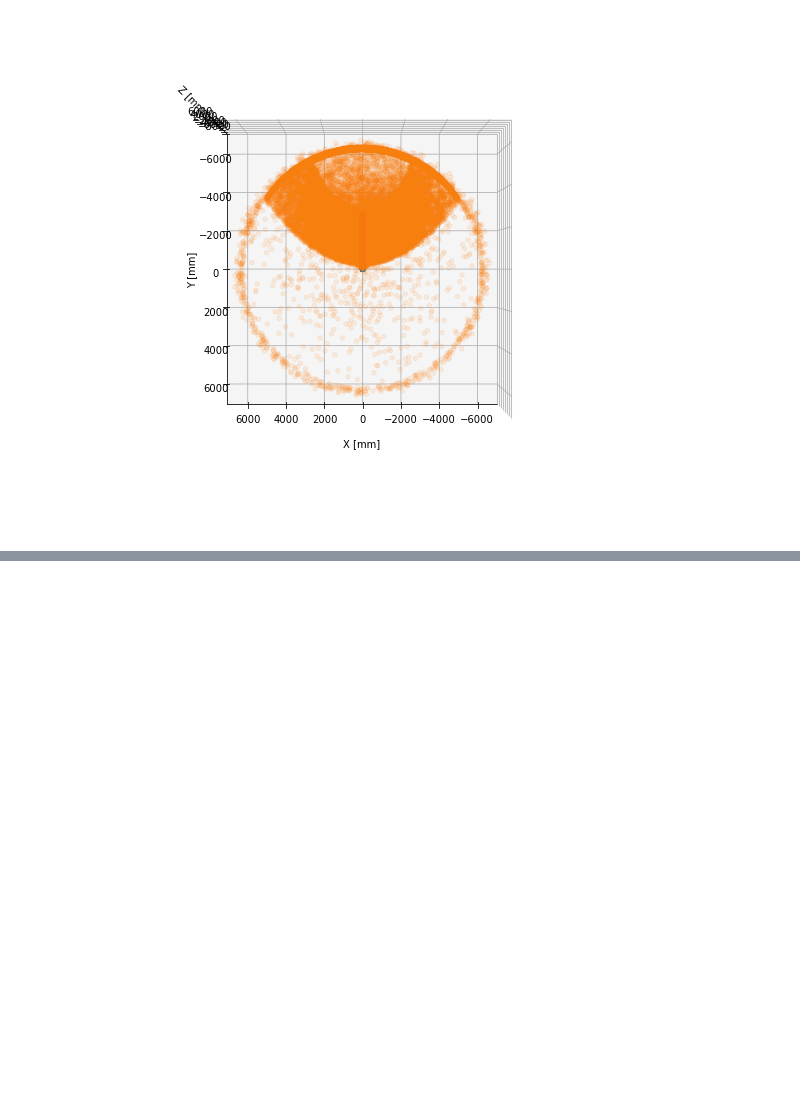
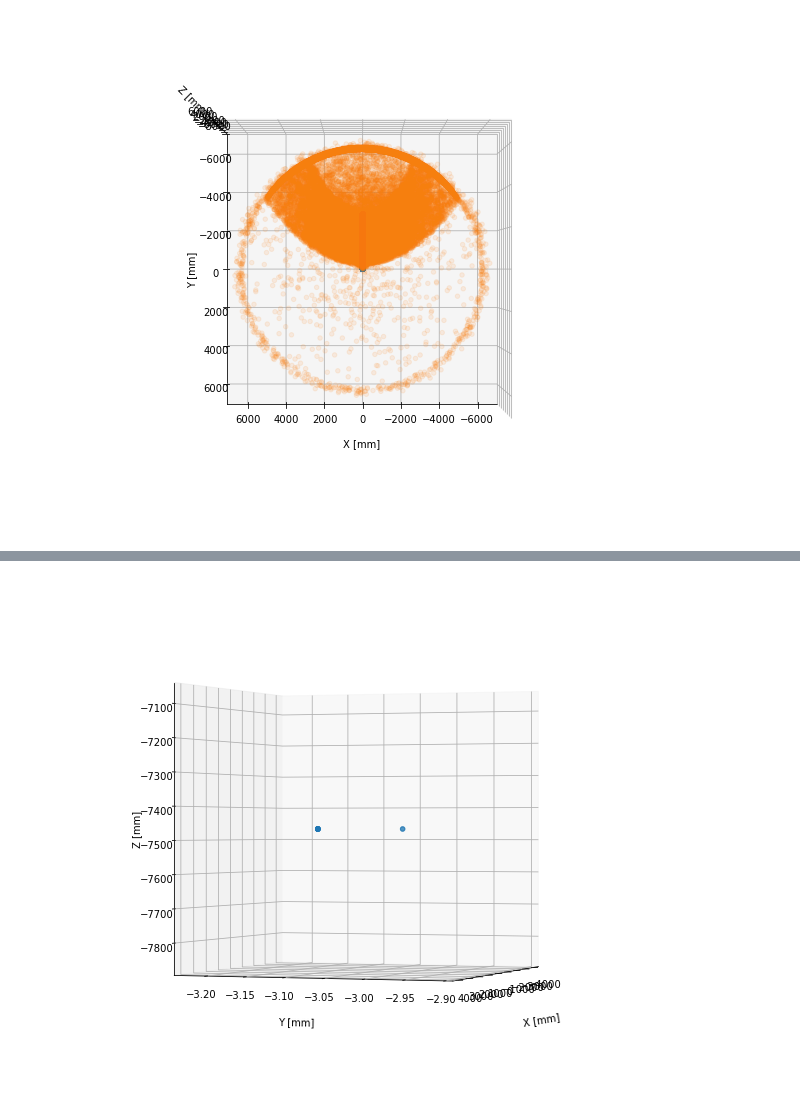
Before and after one commit to eklem1/OD_work, a Jupyter notebook: hfiles.ipynb, the cells around one changed output, grey strips where cells are left out. Drawn from its saved outputs; the diff is of its cells as text; code cells hidden in the pictures; blank space fills up the shorter version.

Commit message:
quick pmt plot

```diff
--- a/hfiles.ipynb
+++ b/hfiles.ipynb
@@ -535,0 +403,8 @@ Text(1.1, 0.5, 'Top')
+# %%
+Keys2 = ['Origin', 'LastHitTriangle', 'IncidentAngles', 'DetectorHit', 'Flags', 'FinalPosition', 'NumDetected',
+         'InitialPosition', 'DetectedPos', 'ChannelCharges', 'ChannelIDs', 'NumHitChannels']
+
+#to center with 12 detecting PMTs
+File2 = "h5_files/chroma_nEXO_OD_Rem_test_210622_112356_r4064.h5"
+
+Data2 = ReadFile(Keys2, File1)
@@ -535,0 +415,7 @@ Text(1.1, 0.5, 'Top')
+# %%
+Data2['ChannelIDs']
+Data2['NumHitChannels']
+
+
+PMTHit_pos = Data2['DetectorHit'].T
+print(PMTHit_pos)
@@ -535,0 +435,38 @@ Text(1.1, 0.5, 'Top')
+# %%
+fig = plt.figure(figsize=(7,7))
+axes = mplot3d.Axes3D(fig)
+
+axes.scatter3D(PMTHit_pos[0], PMTHit_pos[1], PMTHit_pos[2], 'blue')
+# axes.scatter3D(f_pos[0], f_pos[1], f_pos[2], 'red', alpha=0.1)
+
+
+# for i in range(len(paths)):
+#     direction = np.arange(len(paths[i][0]))#, len(paths[i][0]))
+
+#     axes.plot3D(paths[i][0], paths[i][1], paths[i][2], 'blue', alpha=0.4)
+#     p = axes.scatter3D(paths[i][0], paths[i][1], paths[i][2], c=direction, cmap='viridis') #, vmin=0, vmax=ELs_max)
+
+# axes.set_xlim3d(-6000, 6000)
+# axes.set_ylim3d(-6000, 6000)
+# axes.set_zlim3d(-7800, +6730)
+
+axes.set_xlabel("X [mm]")
+axes.set_ylabel("Y [mm]")
+axes.set_zlabel("Z [mm]")
+axes.xaxis.labelpad=20
+axes.yaxis.labelpad=15
+# axes.zaxis.labelpad=15
+
+# axes.legend()
+
+# fig.colorbar(p, label="Step Number", shrink=0.8)
+
+#change angle of view - (elevation, azimuth) angles in degrees
+# ‘elev’ stores the elevation angle in the z plane. ‘azim’ stores the azimuth angle in the x,y plane.
+axes.view_init(0, 20)
+
+# 0, 90 - XZ plane; 90, 90 - top views
+
+plt.show()
+# %% [output]
+[figure, added]
```
Also changed, not shown: parts of 12 cells of this notebook, 2 other files.
